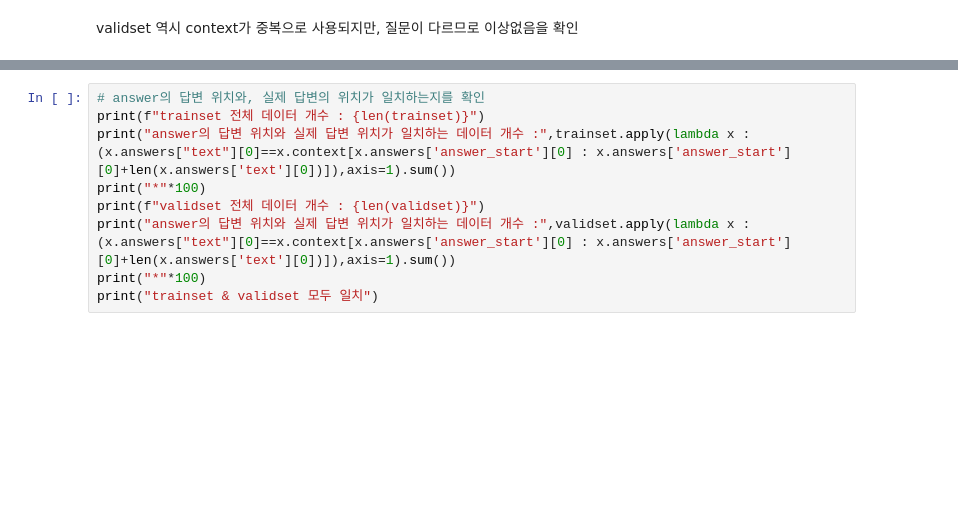
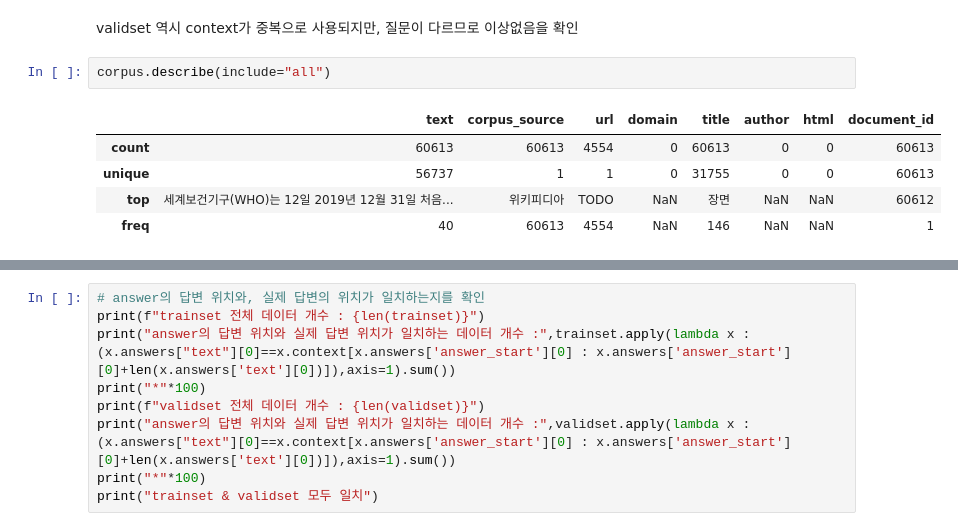
Before and after one commit to boostcampaitech2/mrc-level2-nlp-02, a Jupyter notebook: eda.ipynb, the cells around one changed output, grey strips where cells are left out. Cells and saved outputs as stored; diff of their text form; blank space fills up the shorter version.

```diff
--- a/eda.ipynb
+++ b/eda.ipynb
@@ -116,3 +117,11 @@ validset['answers']=validset.answers.map(eval)
 중복 제거 후 개수:  240
 # %% [markdown]
 validset 역시 context가 중복으로 사용되지만, 질문이 다르므로 이상없음을 확인
+# %%
+corpus.describe(include="all")
+# %% [output]
+|  | text | corpus_source | url | domain | title | author | html | document_id |
+| count | 60613 | 60613 | 4554 | 0 | 60613 | 0 | 0 | 60613 |
+| unique | 56737 | 1 | 1 | 0 | 31755 | 0 | 0 | 60613 |
+| top | 세계보건기구(WHO)는 12일 2019년 12월 31일 처음... | 위키피디아 | TODO | NaN | 장면 | NaN | NaN | 60612 |
+| freq | 40 | 60613 | 4554 | NaN | 146 | NaN | NaN | 1 |
```
Also changed, not shown: parts of 21 cells of this notebook, 2 other files.
